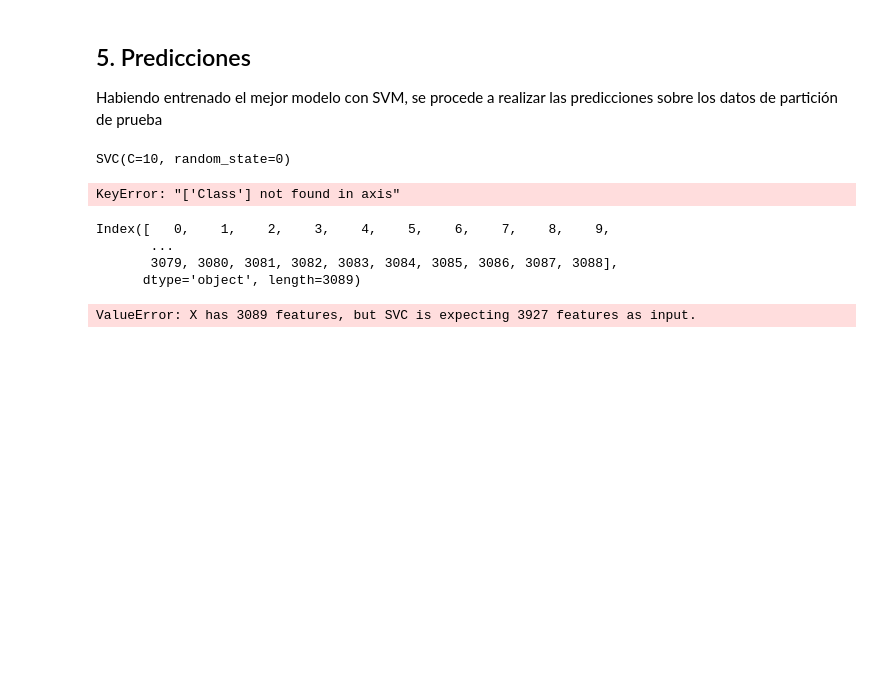
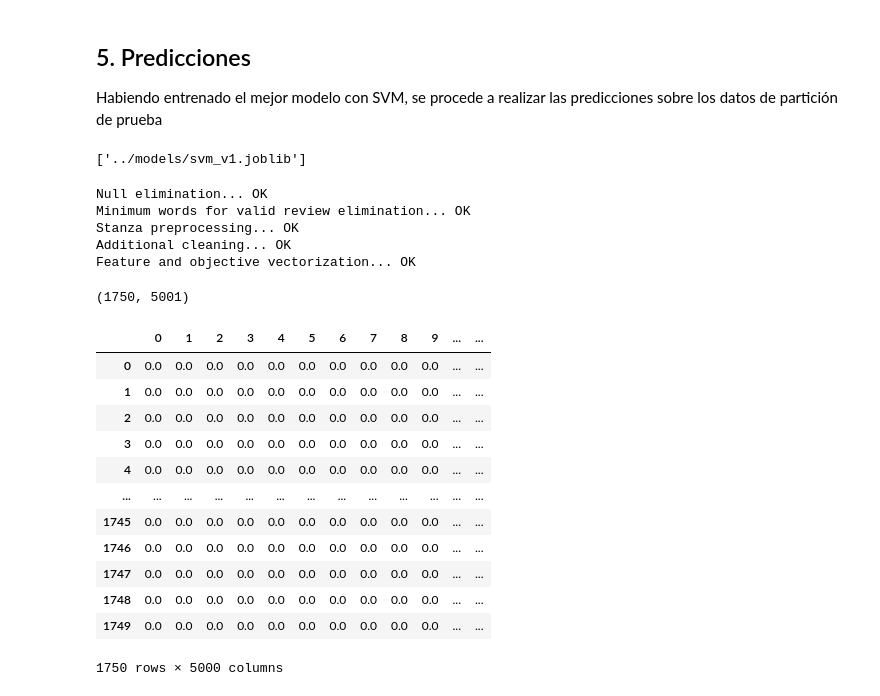
Before and after one commit to c4ts0up/ISIS-3301-P1-G32, a Jupyter notebook: turismo-alpes/notebooks/etapa1_plantilla.ipynb, the cells around one changed output. Cells and saved outputs as stored; diff of their text form; code cells hidden in the pictures; blank space fills up the shorter version.

```diff
--- a/turismo-alpes/notebooks/etapa1_plantilla.ipynb
+++ b/turismo-alpes/notebooks/etapa1_plantilla.ipynb
@@ -355,6 +370,8 @@ def vectorize(data: pd.DataFrame, feature_vectorizer_algorithm, objective_vector
     :param objective_vectorizer_algorithm: algoritmo de vectorización a utilizar para objetivo
     :return: lista de números correspondientes a la vectorización
     """
+    global feature_names
+
     data_stringfied = deepcopy(data)
     data_stringfied['Review'] = data_stringfied['Review'].apply(lambda x: ' '.join(map(str, x)))
 
@@ -413,7 +430,6 @@ def pipeline(dt: pd.DataFrame, min_words: int)->pd.DataFrame:
         decode_error='ignore',
         strip_accents='ascii',
         ngram_range=(1,4),
-        analyzer='char_wb',
         max_features=5000
     )
     objective_vectorizer_algorithm = CountVectorizer()
@@ -842,10 +877,12 @@ svm_model = trainSVM(xtr, xts, ytr, yts)
 # %% [markdown]
 ## 5. Predicciones
 Habiendo entrenado el mejor modelo con SVM, se procede a realizar las predicciones sobre los datos de partición de prueba
-# %%
-svm_model
-# %% [output]
-SVC(C=10, random_state=0)
+# %%
+import joblib
+
+joblib.dump(svm_model, '../models/svm_v1.joblib')
+# %% [output]
+['../models/svm_v1.joblib']
 # %%
 # Uso de la libreria pandas para la lectura de archivos
 data = pd.read_csv('../data/raw/particion_prueba_estudiantes.csv', sep=',', encoding='utf-8')
@@ -853,23 +890,38 @@ data = pd.read_csv('../data/raw/particion_prueba_estudiantes.csv', sep=',', enco
 data_t = deepcopy(data)
 data_t['Class'] = 1
 data_s_p = pipeline(data_t, 5)
+# %% [output]
+Null elimination... OK
+Minimum words for valid review elimination... OK
+Stanza preprocessing... OK
+Additional cleaning... OK
+Feature and objective vectorization... OK
+# %%
+data_s_p.shape
+# %% [output]
+(1750, 5001)
 # %%
 data_s_p = data_s_p.drop(columns='Class')
 df = deepcopy(data_s_p)
 df = df.dropna(how='any', axis=0)
-# %% [output]
-KeyError: "['Class'] not found in axis"
 # %%
-df.columns
+df
 # %% [output]
+|  | 0 | 1 | 2 | 3 | 4 | 5 | 6 | 7 | 8 | 9 | ... | ... |
+| 0 | 0.0 | 0.0 | 0.0 | 0.0 | 0.0 | 0.0 | 0.0 | 0.0 | 0.0 | 0.0 | ... | ... |
+| 1 | 0.0 | 0.0 | 0.0 | 0.0 | 0.0 | 0.0 | 0.0 | 0.0 | 0.0 | 0.0 | ... | ... |
+| 2 | 0.0 | 0.0 | 0.0 | 0.0 | 0.0 | 0.0 | 0.0 | 0.0 | 0.0 | 0.0 | ... | ... |
+| 3 | 0.0 | 0.0 | 0.0 | 0.0 | 0.0 | 0.0 | 0.0 | 0.0 | 0.0 | 0.0 | ... | ... |
+| 4 | 0.0 | 0.0 | 0.0 | 0.0 | 0.0 | 0.0 | 0.0 | 0.0 | 0.0 | 0.0 | ... | ... |
+| ... | ... | ... | ... | ... | ... | ... | ... | ... | ... | ... | ... | ... |
+| 1745 | 0.0 | 0.0 | 0.0 | 0.0 | 0.0 | 0.0 | 0.0 | 0.0 | 0.0 | 0.0 | ... | ... |
+| 1746 | 0.0 | 0.0 | 0.0 | 0.0 | 0.0 | 0.0 | 0.0 | 0.0 | 0.0 | 0.0 | ... | ... |
+| 1747 | 0.0 | 0.0 | 0.0 | 0.0 | 0.0 | 0.0 | 0.0 | 0.0 | 0.0 | 0.0 | ... | ... |
+| 1748 | 0.0 | 0.0 | 0.0 | 0.0 | 0.0 | 0.0 | 0.0 | 0.0 | 0.0 | 0.0 | ... | ... |
+| 1749 | 0.0 | 0.0 | 0.0 | 0.0 | 0.0 | 0.0 | 0.0 | 0.0 | 0.0 | 0.0 | ... | ... |
-Index([   0,    1,    2,    3,    4,    5,    6,    7,    8,    9,
-       ...
-       3079, 3080, 3081, 3082, 3083, 3084, 3085, 3086, 3087, 3088],
-      dtype='object', length=3089)
+1750 rows × 5000 columns
 # %%
 preds = svm_model.predict(df)
-# %% [output]
-ValueError: X has 3089 features, but SVC is expecting 3927 features as input.
 # %%
 data['Class'] = preds
 # %%
```
Also changed, not shown: parts of 16 cells of this notebook, 1 other file.
